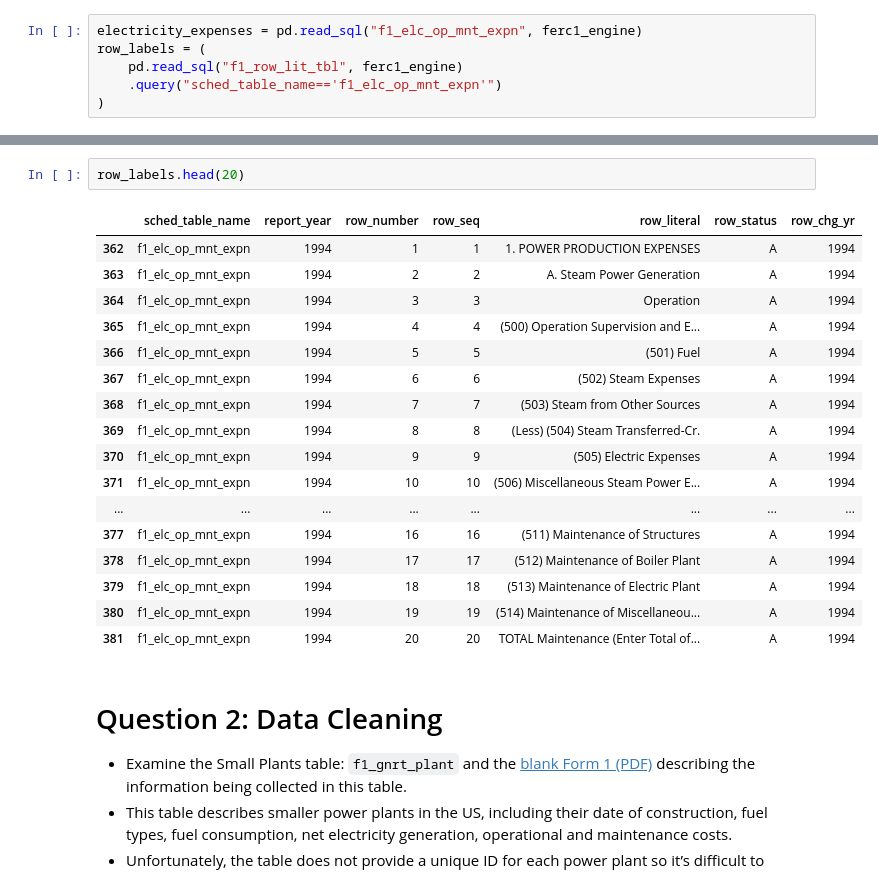
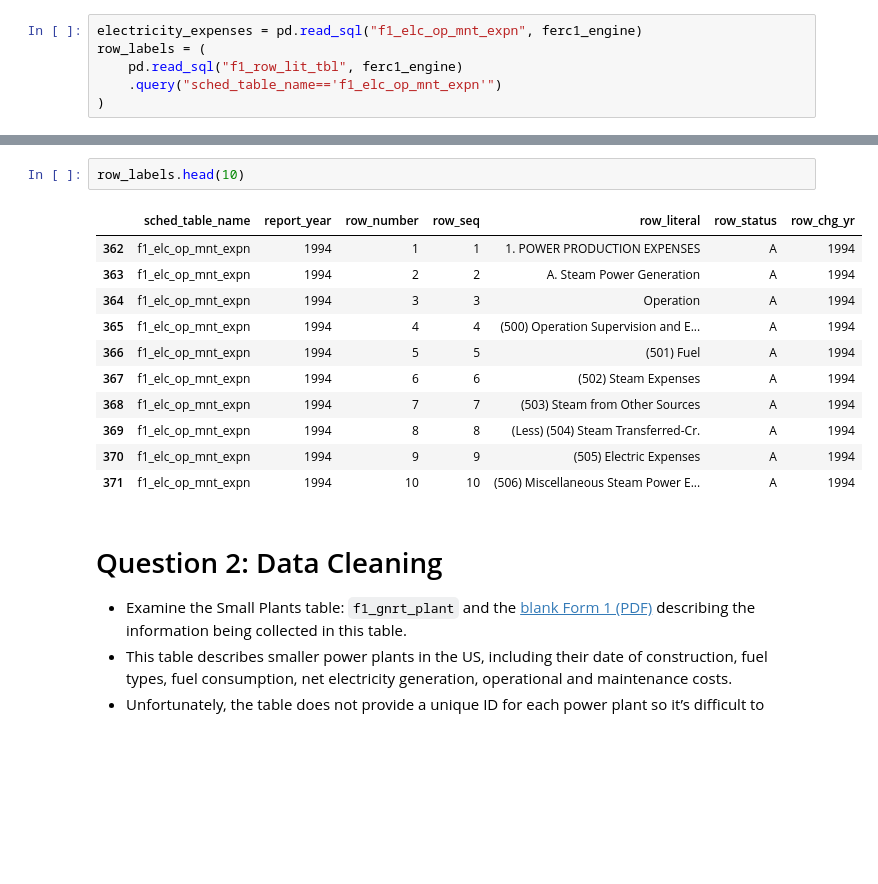
Before and after one commit to catalyst-cooperative/interview-questions, a Jupyter notebook: data-wrangler-analyst.ipynb, the cells around one changed output, grey strips where cells are left out. Drawn from its saved outputs; the diff is of its cells as text; blank space fills up the shorter version.

```diff
--- a/data-wrangler-analyst.ipynb
+++ b/data-wrangler-analyst.ipynb
@@ -78,23 +102,17 @@ electricity_expenses.head(20)
 # %%
-row_labels.head(20)
+row_labels.head(10)
 # %% [output]
 |  | sched_table_name | report_year | row_number | row_seq | row_literal | row_status | row_chg_yr |
 | 362 | f1_elc_op_mnt_expn | 1994 | 1 | 1 | 1. POWER PRODUCTION EXPENSES | A | 1994 |
 | 363 | f1_elc_op_mnt_expn | 1994 | 2 | 2 | A. Steam Power Generation | A | 1994 |
 | 364 | f1_elc_op_mnt_expn | 1994 | 3 | 3 | Operation | A | 1994 |
 | 365 | f1_elc_op_mnt_expn | 1994 | 4 | 4 | (500) Operation Supervision and E... | A | 1994 |
 | 366 | f1_elc_op_mnt_expn | 1994 | 5 | 5 | (501) Fuel | A | 1994 |
 | 367 | f1_elc_op_mnt_expn | 1994 | 6 | 6 | (502) Steam Expenses | A | 1994 |
 | 368 | f1_elc_op_mnt_expn | 1994 | 7 | 7 | (503) Steam from Other Sources | A | 1994 |
 | 369 | f1_elc_op_mnt_expn | 1994 | 8 | 8 | (Less) (504) Steam Transferred-Cr. | A | 1994 |
 | 370 | f1_elc_op_mnt_expn | 1994 | 9 | 9 | (505) Electric Expenses | A | 1994 |
 | 371 | f1_elc_op_mnt_expn | 1994 | 10 | 10 | (506) Miscellaneous Steam Power E... | A | 1994 |
-| ... | ... | ... | ... | ... | ... | ... | ... |
-| 377 | f1_elc_op_mnt_expn | 1994 | 16 | 16 | (511) Maintenance of Structures | A | 1994 |
-| 378 | f1_elc_op_mnt_expn | 1994 | 17 | 17 | (512) Maintenance of Boiler Plant | A | 1994 |
-| 379 | f1_elc_op_mnt_expn | 1994 | 18 | 18 | (513) Maintenance of Electric Plant | A | 1994 |
-| 380 | f1_elc_op_mnt_expn | 1994 | 19 | 19 | (514) Maintenance of Miscellaneou... | A | 1994 |
-| 381 | f1_elc_op_mnt_expn | 1994 | 20 | 20 | TOTAL Maintenance (Enter Total of... | A | 1994 |
 # %% [markdown]
 # Question 2: Data Cleaning
 * Examine the Small Plants table: `f1_gnrt_plant` and the [blank Form 1 (PDF)](https://catalystcoop-pudl.readthedocs.io/en/dev/_downloads/6a316a949a522f595e7575b6fd7034b8/ferc1_blank_2022-11-30.pdf) describing the information being collected in this table.
```
Also changed, not shown: parts of 5 cells of this notebook.
